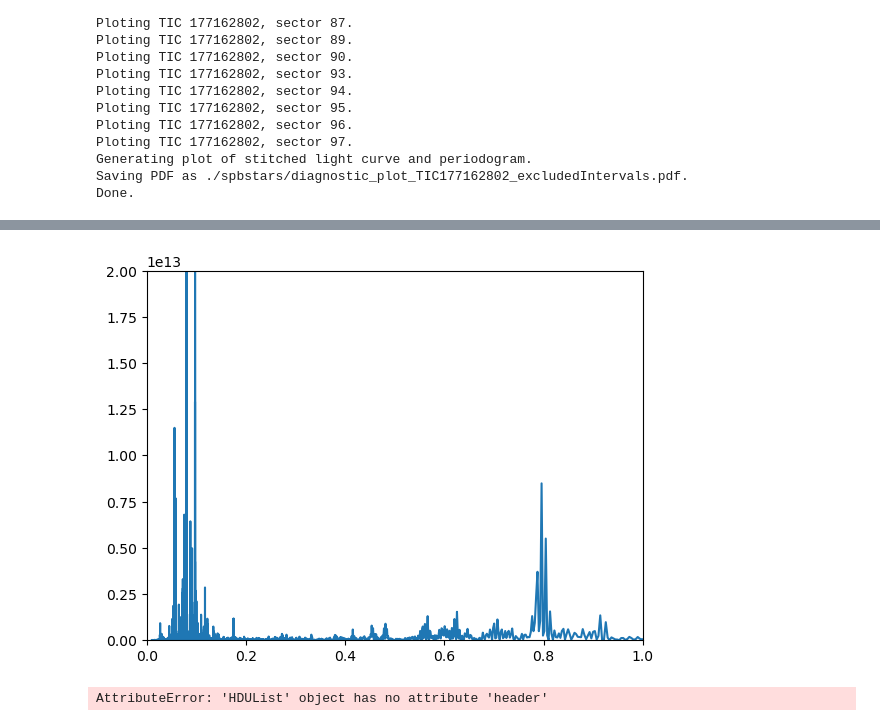
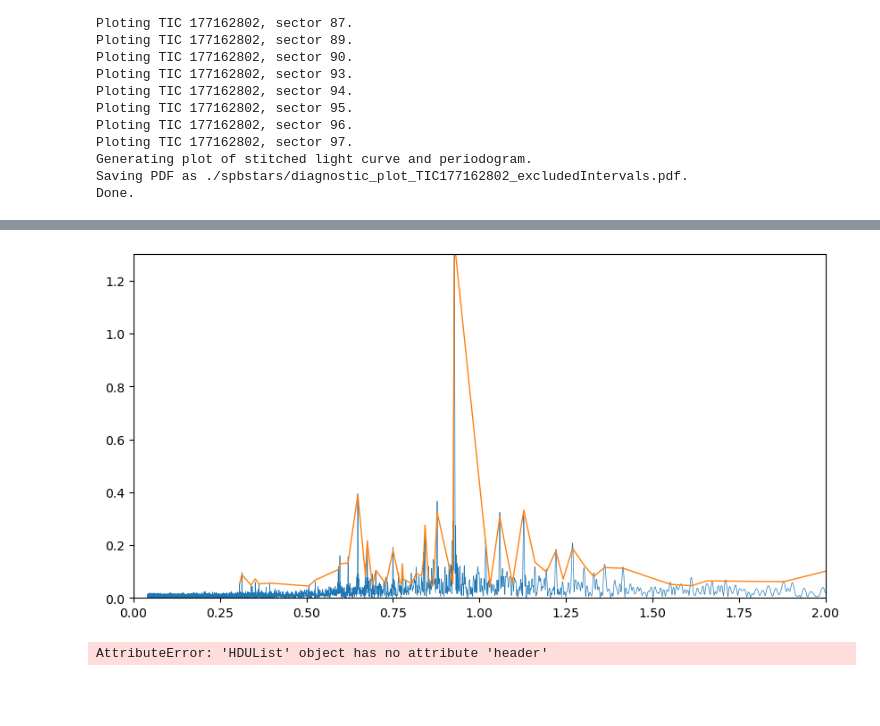
Before and after one commit to Professor-64/SPB-astroseismology, a Jupyter notebook: dataSPB1.ipynb, the cells around one changed output, grey strips where cells are left out. Cells and saved outputs as stored; diff of their text form; code cells hidden in the pictures; blank space fills up the shorter version.

```diff
--- a/dataSPB1.ipynb
+++ b/dataSPB1.ipynb
@@ -279,7 +329,9 @@ import pickle
 import lightkurve as lk
 import matplotlib.pyplot as plt
 
-picklefile = "./spbstars/groupped_excludedIntervals_spb1/tic177162802_allsectors_corrected.pickle"
+tic = 177162802
+
+picklefile = f"{BASE}/groupped_year1/tic177162802_allsectors_corrected.pickle"
 
 def normalize_lightCurve(lc):
     return lc.normalize(unit="ppm")
@@ -289,12 +341,15 @@ with open(picklefile, "rb") as f:
 
 lcs = [s.lc_regressed_clean for s in sectors if getattr(s, "tag", None) == "OK"]
 lc = lk.LightCurveCollection(lcs).stitch(corrector_func=normalize_lightCurve)
-lc = lc * 1e3
+lc *= 1000
+pg = lc.to_periodogram()
 
-# periodogram (kies ls_method om de _is_regular-bug te omzeilen indien nodig)
-pg = lc.to_periodogram(normalization="psd",
-                       minimum_frequency=0,
-                       maximum_frequency=100)
+df = pd.DataFrame()
+
+df['amp'] = pg.power.value
+df['freq'] = pg.frequency.value
+
+df.to_csv(f"pg_tic{tic}.csv", index=False)
 # %%
 print(pg)
 ax = pg.plot()
@@ -307,11 +361,20 @@ LombScarglePeriodogram(ID: )
+# %%
+import pandas as pd
+df = pd.read_csv("output.txt", sep="\s+", comment="#", names=["per", "ampl"])
 # %%
-plt.Figure()
-plt.plot(x,y)
-plt.xlim(0,1)
-plt.ylim(0,0.2e14)
+plt.figure(figsize=(10,5))
+x = pg.period.value
+y = pg.power.value
+plt.plot(x,y*1e-6, linewidth=0.5)
+#for p in df['per']:
+    #plt.axvline(x=p, color='red', linestyle='--', linewidth=0.5)
+plt.plot(df['per'], df['ampl']*1e3, linewidth=1)
+plt.ylim(0,1.3)
+plt.xlim(0,2)
+plt.savefig('periodigram.pdf')
 plt.show()
 # %% [output]
-[figure, old version]
+[figure, new version]
 # %%
 import pickle
 import numpy as np
```
Also changed, not shown: parts of 7 cells of this notebook, 9 other files.
